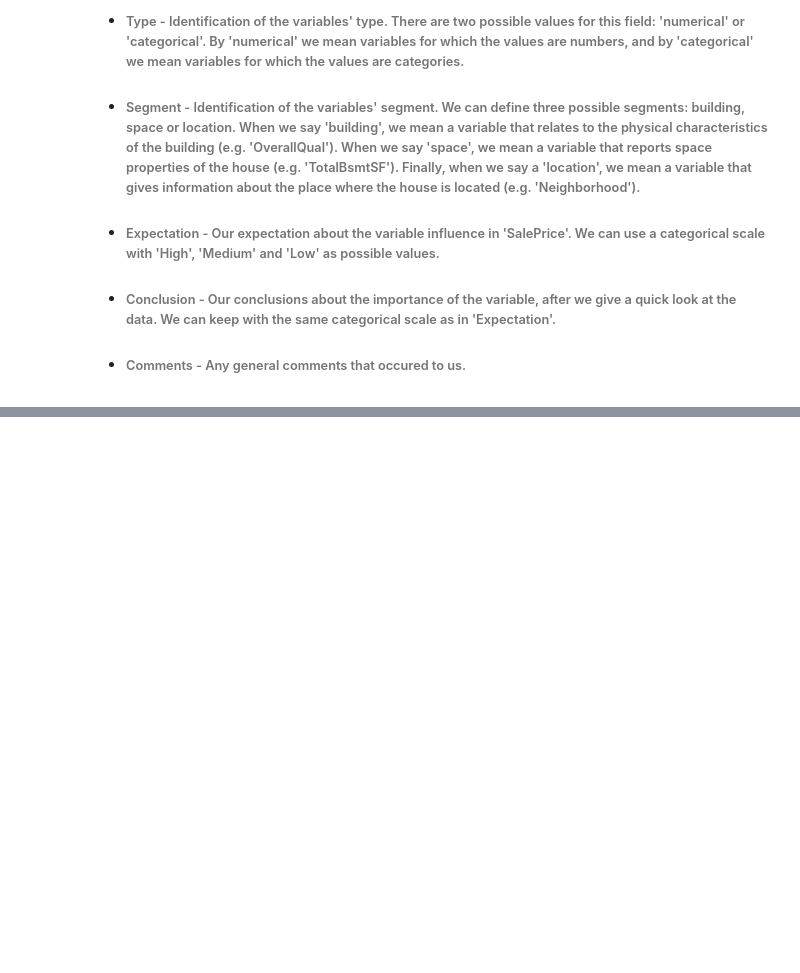
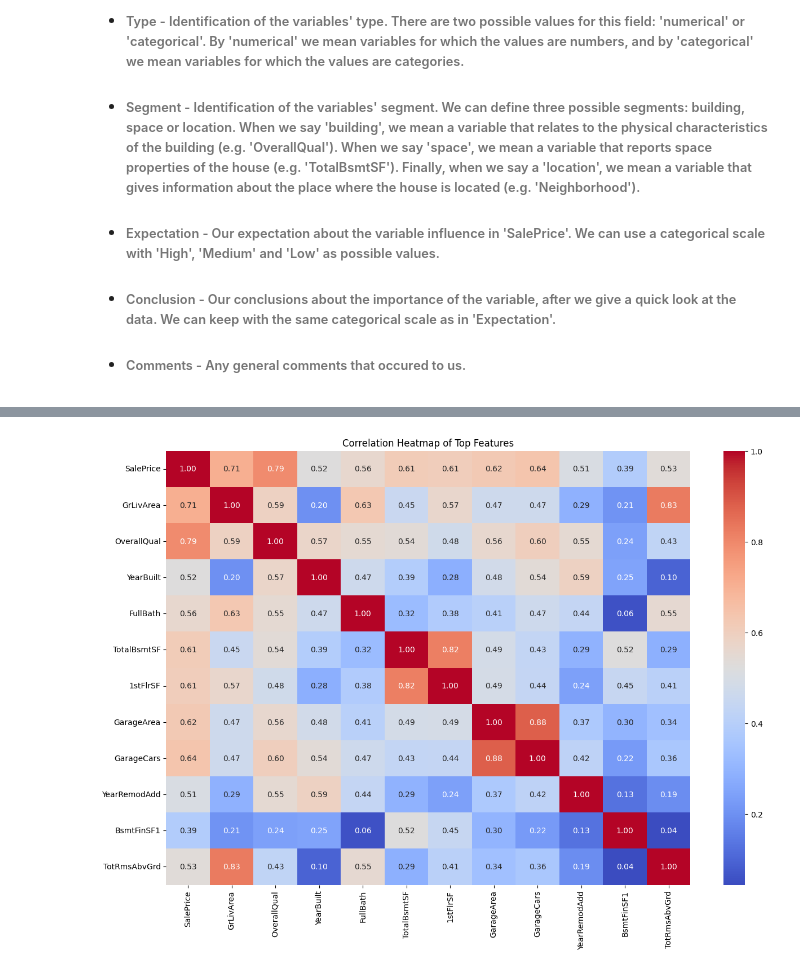
Before and after one commit to PJGPFCosta/DataExploration, a Jupyter notebook: Comprehensive Data Exploration/1-Initial.ipynb, the cells around one changed output, grey strips where cells are left out. Drawn from its saved outputs; the diff is of its cells as text; code cells hidden in the pictures; blank space fills up the shorter version.

Commit message:
Added the DataExplorationToolkit and the method to return a the most important features

```diff
--- a/Comprehensive Data Exploration/1-Initial.ipynb
+++ b/Comprehensive Data Exploration/1-Initial.ipynb
@@ -94,0 +115,16 @@ get_column_info(df_train)
+# %%
+import DataExplorationToolkit as dtl
+most_important_variables=dtl.most_important_features(df_train,'SalePrice',15,['Id'])
+
+subset_df = df_train[most_important_variables]
+
+# Calculate the correlation matrix
+correlation_matrix = subset_df.corr()
+
+# Create a heatmap
+plt.figure(figsize=(15, 10))
+sns.heatmap(correlation_matrix, annot=True, cmap='coolwarm', fmt=".2f")
+plt.title('Correlation Heatmap of Top Features')
+plt.show()
+# %% [output]
+[figure, added]
```
Also changed, not shown: parts of 6 cells of this notebook, 1 other file.
